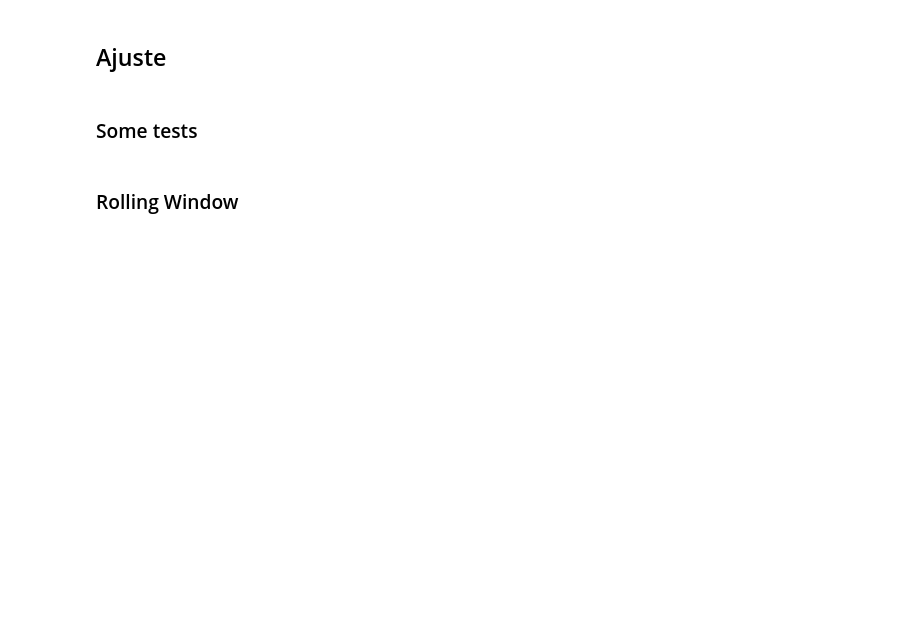
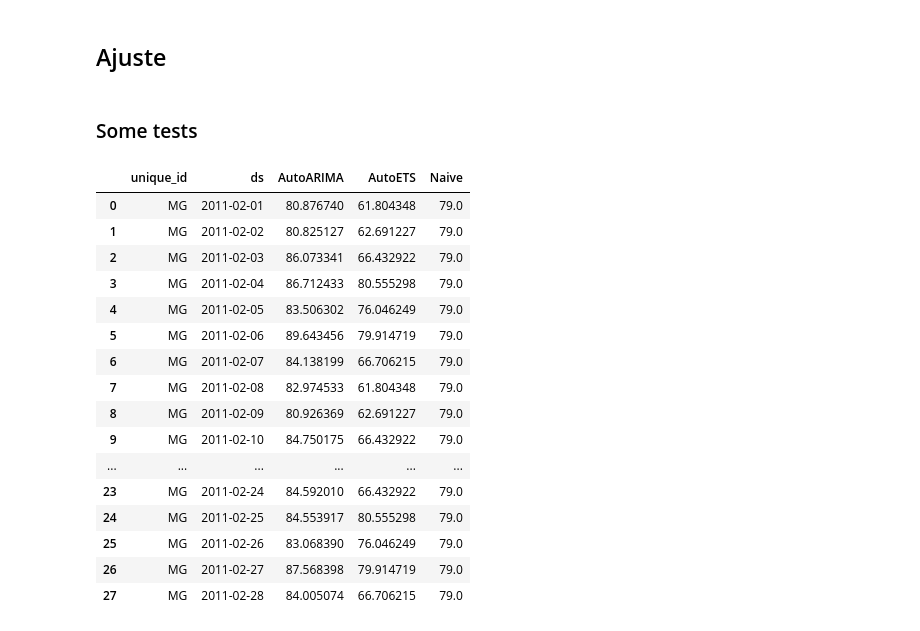
Before and after one commit to Faluhelyi/tcc_est_unb, a Jupyter notebook: scripts/main.ipynb, the cells around one changed output. Saved outputs shown, nothing was run; the diff lists cells and outputs as text; code cells hidden in the pictures; blank space fills up the shorter version.

```diff
--- a/scripts/main.ipynb
+++ b/scripts/main.ipynb
@@ -94,2 +100,0 @@ StatsForecast.plot(Y_ts)
-# %% [markdown]
-### Rolling Window
@@ -95,0 +130,20 @@ StatsForecast.plot(Y_ts)
+# %%
+Y_hat_df.reset_index()
+# %% [output]
+|  | unique_id | ds | AutoARIMA | AutoETS | Naive |
+| 0 | MG | 2011-02-01 | 80.876740 | 61.804348 | 79.0 |
+| 1 | MG | 2011-02-02 | 80.825127 | 62.691227 | 79.0 |
+| 2 | MG | 2011-02-03 | 86.073341 | 66.432922 | 79.0 |
+| 3 | MG | 2011-02-04 | 86.712433 | 80.555298 | 79.0 |
+| 4 | MG | 2011-02-05 | 83.506302 | 76.046249 | 79.0 |
+| 5 | MG | 2011-02-06 | 89.643456 | 79.914719 | 79.0 |
+| 6 | MG | 2011-02-07 | 84.138199 | 66.706215 | 79.0 |
+| 7 | MG | 2011-02-08 | 82.974533 | 61.804348 | 79.0 |
+| 8 | MG | 2011-02-09 | 80.926369 | 62.691227 | 79.0 |
+| 9 | MG | 2011-02-10 | 84.750175 | 66.432922 | 79.0 |
+| ... | ... | ... | ... | ... | ... |
+| 23 | MG | 2011-02-24 | 84.592010 | 66.432922 | 79.0 |
+| 24 | MG | 2011-02-25 | 84.553917 | 80.555298 | 79.0 |
+| 25 | MG | 2011-02-26 | 83.068390 | 76.046249 | 79.0 |
+| 26 | MG | 2011-02-27 | 87.568398 | 79.914719 | 79.0 |
+| 27 | MG | 2011-02-28 | 84.005074 | 66.706215 | 79.0 |
```
Also changed, not shown: parts of 14 cells of this notebook, 3 other files.
